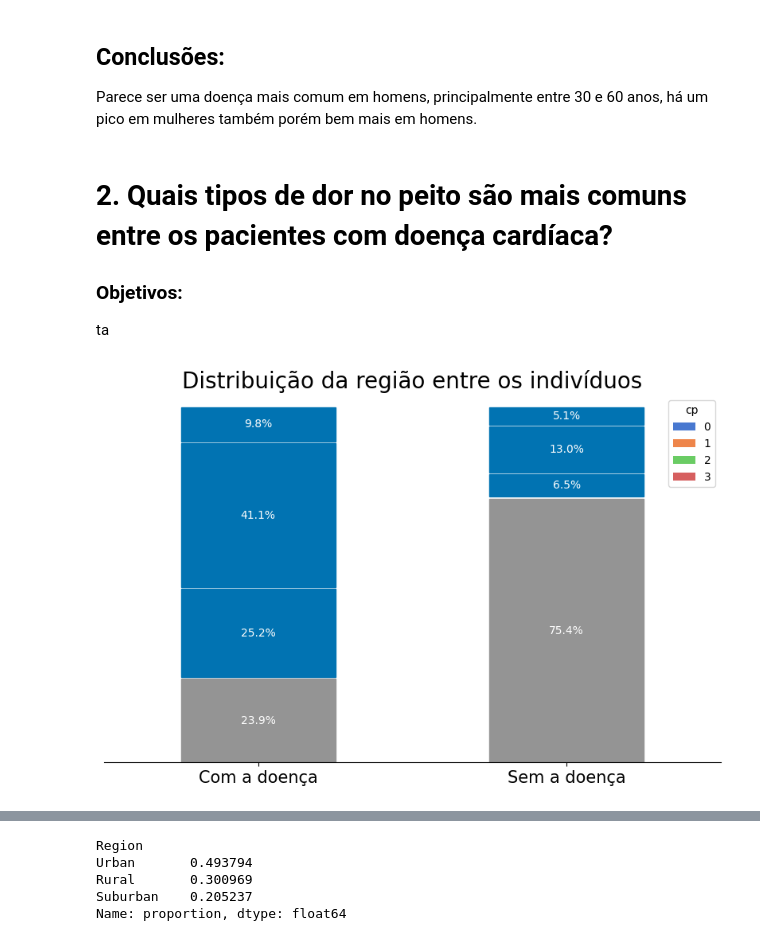
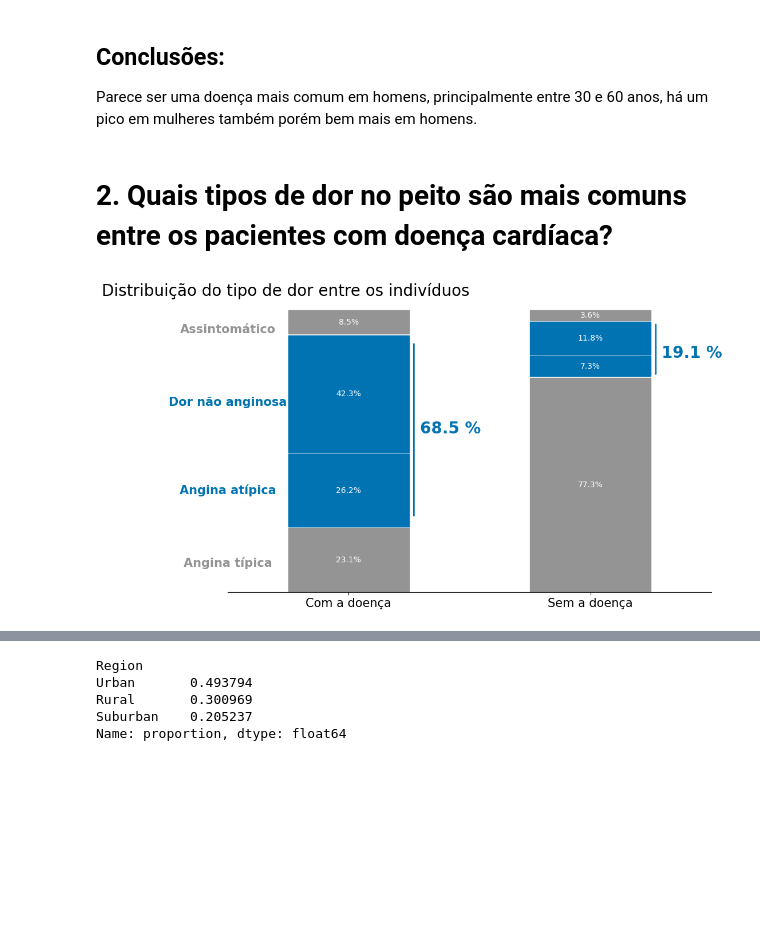
Before and after one commit to Gui-Leao/Heart-Attack-Prediction, a Jupyter notebook: EDA.ipynb, the cells around one changed output, grey strips where cells are left out. Saved outputs shown, nothing was run; the diff lists cells and outputs as text; code cells hidden in the pictures; blank space fills up the shorter version.

```diff
--- a/EDA.ipynb
+++ b/EDA.ipynb
@@ -12,11 +12,6 @@ from sklearn.model_selection import train_test_split
 from sklearn.pipeline import Pipeline
 from sklearn.compose import ColumnTransformer
 from sklearn.preprocessing import StandardScaler,OneHotEncoder, OrdinalEncoder, StandardScaler
-# %%
-# Abrindo os dados
-df = pd.read_csv("dataset/Heart_Attack_Data_Set.csv")
-# Escolhendo essa paleta de cores
-sns.set_palette("muted")
 # %%
 # Abrindo os dados
 df = pd.read_csv("dataset/Heart_Attack_Data_Set.csv")
@@ -211,7 +206,7 @@ df_train = pd.concat([X_train,y_train],axis=1)
 df_heart_disease = df_train['target'].value_counts()
 df_heart_disease = df_heart_disease.reset_index()
 
-ax = sns.barplot(x='target',y='count',data=df_heart_disease,palette='muted',legend=False)
+ax = sns.barplot(x='target',y='count',data=df_heart_disease,palette='muted',hue='target',legend=False)
 ax.set_xlabel('')
 ax.yaxis.set_visible(False)
 ax.set_title('Balanceamento entre as classes',fontsize=15)
@@ -530,12 +518,10 @@ Outliers detectados:
 Parece ser uma doença mais comum em homens, principalmente entre 30 e 60 anos, há um pico em mulheres também porém bem mais em homens.
 # %% [markdown]
 # 2. Quais tipos de dor no peito são mais comuns entre os pacientes com doença cardíaca?
-### Objetivos:
-ta
 # %%
 # Contar ataques cardíacos e não ataques cardíacos por cp
-heart_attack_counts = df[df['target']==1]['cp'].value_counts(normalize=True)
-no_heart_attack_counts = df[df['target']==0]['cp'].value_counts(normalize=True)
+heart_attack_counts = df_train[df_train['target']==1]['cp'].value_counts(normalize=True)
+no_heart_attack_counts = df_train[df_train['target']==0]['cp'].value_counts(normalize=True)
 
 # Combinar as contagens em um DataFrame
 stacked_data = pd.DataFrame({
@@ -543,33 +529,50 @@ stacked_data = pd.DataFrame({
     'No_Heart_Attack': no_heart_attack_counts
 }).T
 # %%
-ax = stacked_data.plot(kind='bar', stacked=True, figsize=(10, 6))
+ax = stacked_data.plot(kind='bar', stacked=True, figsize=(10, 6),legend=False)
 ax.grid(False)
 ax.yaxis.set_visible(False)
 ax.set_xticks(range(2),['Com a doença','Sem a doença'])
 ax.set_xticklabels(ax.get_xticklabels(), fontsize=15,rotation=0, ha='center')
-ax.set_title('Distribuição da região entre os indivíduos',fontsize=20)
+ax.set_title('Distribuição do tipo de dor entre os indivíduos',fontsize=20,horizontalalignment='right')
+plt.subplots_adjust(top=1)
 sns.despine(left=True)
+
 for i,container in enumerate(ax.containers):
 
     for j,bar in enumerate(container):
         bar.set_edgecolor('black')  # Cor da borda
         bar.set_linewidth(1)  # Espessura da borda
-        if i==0:
+        if i==0 or i == 3:
             bar.set_color('#949494')
         else:
             bar.set_color('#0173B2')
         if bar.get_height() > 0:
             bar.set_y(bar.get_y() + i * 0.005)
             height = bar.get_height()
             x = bar.get_x() + bar.get_width() / 2  # Centralizar o rótulo na barra
             y = bar.get_y() + height / 2  # Centralizar o rótulo verticalmente
             ax.text(x, y, f'{height*100:.1f}%', ha='center', va='center', fontsize=10, color='white')
 
-ax.annotate('',xy=(20,10),
-                xytext=(bar.get_x() + bar.get_width() + 0.04, bar.get_height() /4 + 2),  # Colocando o texto acima da barra
-                arrowprops=dict(facecolor='black',arrowstyle='-'), fontsize=12, color='red', ha='center')
+# Indicando no gráfico
+ax.annotate('',xy=(0.27,0.90),
+                xytext=(0.27,0.27),
+                arrowprops=dict(color='#0173B2',linewidth=2,arrowstyle='-'),ha='center')
+ax.text(0.46, 0.56, "68.5 %", ha='center', va='center', transform=ax.transAxes, fontsize=20, color ='#0173B2',fontweight='heavy')
 
+ax.annotate('',xy=(1.27,0.97),
+                xytext=(1.27,0.78),  # Colocando o texto acima da barra
+                arrowprops=dict(color='#0173B2',linewidth=2,arrowstyle='-'),ha='center')
+ax.text(0.96, 0.82, "19.1 %", ha='center', va='center', transform=ax.transAxes, fontsize=20, color ='#0173B2',fontweight='heavy')
+
+# Nomeando as categorias
+ax.text(0, 0.90, "Assintomático", ha='center', va='center', transform=ax.transAxes, fontsize=15, color ='#949494',fontweight='heavy')
+ax.text(0, 0.65, "Dor não anginosa", ha='center', va='center', transform=ax.transAxes, fontsize=15, color ='#0173B2',fontweight='heavy')
+ax.text(0, 0.35, "Angina atípica", ha='center', va='center', transform=ax.transAxes, fontsize=15, color ='#0173B2',fontweight='heavy')
+ax.text(0, 0.10, "Angina típica", ha='center', va='center', transform=ax.transAxes, fontsize=15, color ='#949494',fontweight='heavy')
+
+
+plt.tight_layout()
 plt.show()
 # %% [output]
-[figure, old version]
+[figure, new version]
```
Also changed, not shown: parts of 20 cells of this notebook.
